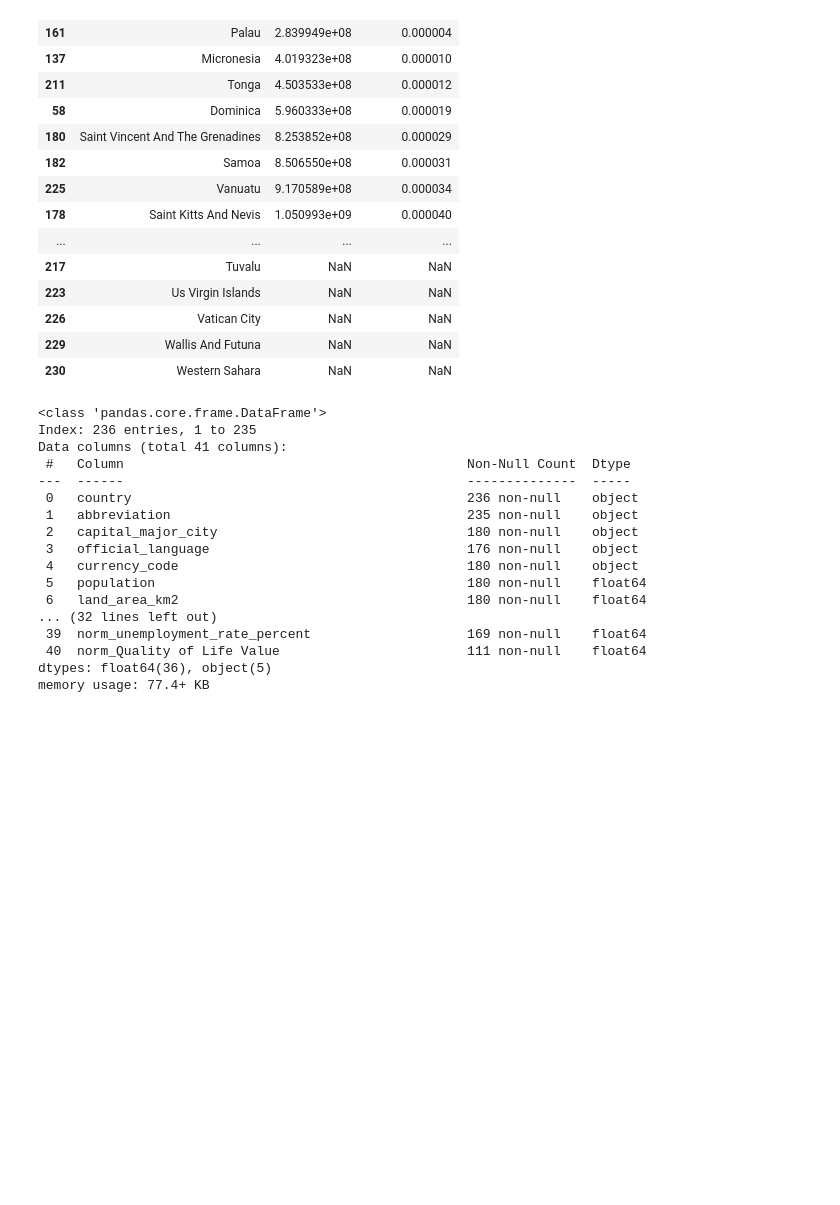
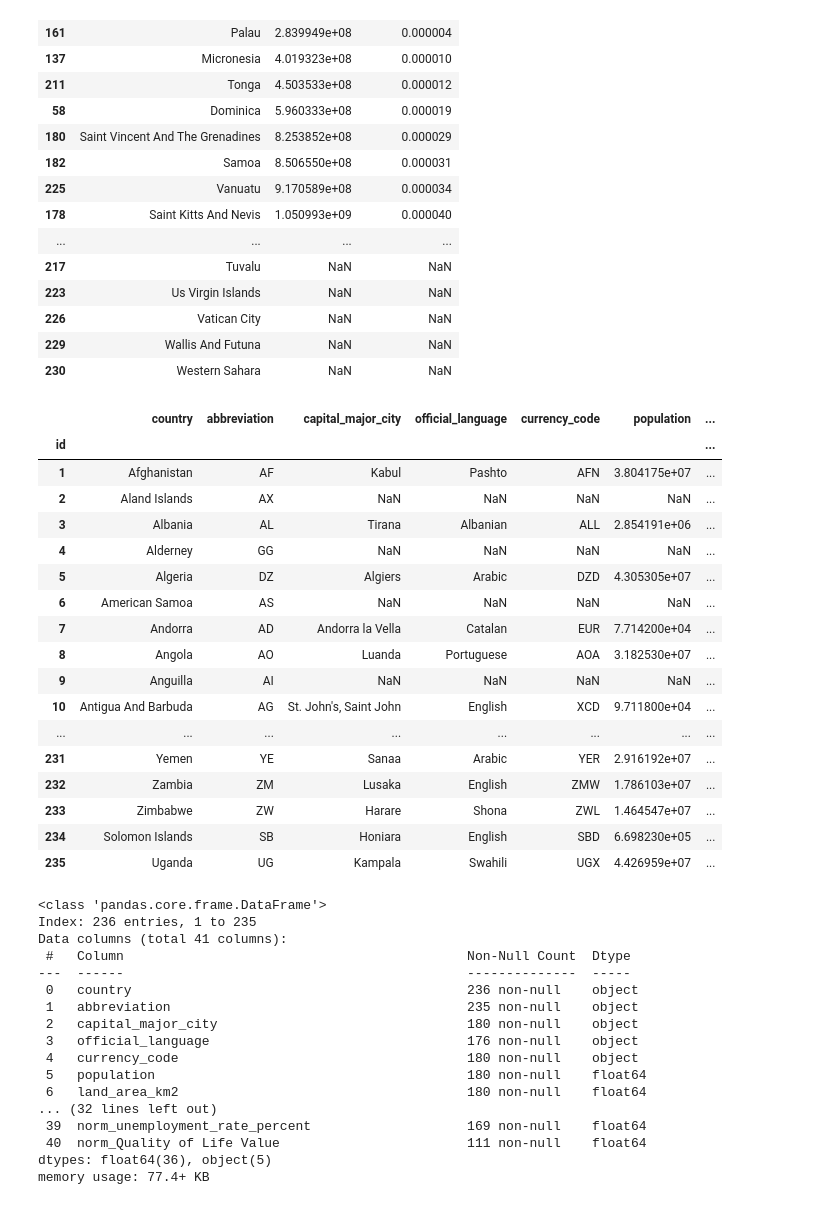
Before and after one commit to DerekWEmerson/Country-Data-Analysis, a Jupyter notebook: Files/CountryAnalysis.ipynb, the cells around one changed output. Cells and saved outputs as stored; diff of their text form; code cells hidden in the pictures; blank space fills up the shorter version.

```diff
--- a/Files/CountryAnalysis.ipynb
+++ b/Files/CountryAnalysis.ipynb
@@ -456,6 +634,27 @@ df_filtered[['country','gdp','normalized_gdp']].sort_values(by='gdp', ascending=
 | 226 | Vatican City | NaN | NaN |
 | 229 | Wallis And Futuna | NaN | NaN |
 | 230 | Western Sahara | NaN | NaN |
+# %%
+df_filtered.drop('normalized_gdp', axis = 1)
+# %% [output]
+|  | country | abbreviation | capital_major_city | official_language | currency_code | population | ... |
+| id |  |  |  |  |  |  | ... |
+| 1 | Afghanistan | AF | Kabul | Pashto | AFN | 3.804175e+07 | ... |
+| 2 | Aland Islands | AX | NaN | NaN | NaN | NaN | ... |
+| 3 | Albania | AL | Tirana | Albanian | ALL | 2.854191e+06 | ... |
+| 4 | Alderney | GG | NaN | NaN | NaN | NaN | ... |
+| 5 | Algeria | DZ | Algiers | Arabic | DZD | 4.305305e+07 | ... |
+| 6 | American Samoa | AS | NaN | NaN | NaN | NaN | ... |
+| 7 | Andorra | AD | Andorra la Vella | Catalan | EUR | 7.714200e+04 | ... |
+| 8 | Angola | AO | Luanda | Portuguese | AOA | 3.182530e+07 | ... |
+| 9 | Anguilla | AI | NaN | NaN | NaN | NaN | ... |
+| 10 | Antigua And Barbuda | AG | St. John's, Saint John | English | XCD | 9.711800e+04 | ... |
+| ... | ... | ... | ... | ... | ... | ... | ... |
+| 231 | Yemen | YE | Sanaa | Arabic | YER | 2.916192e+07 | ... |
+| 232 | Zambia | ZM | Lusaka | English | ZMW | 1.786103e+07 | ... |
+| 233 | Zimbabwe | ZW | Harare | Shona | ZWL | 1.464547e+07 | ... |
+| 234 | Solomon Islands | SB | Honiara | English | SBD | 6.698230e+05 | ... |
+| 235 | Uganda | UG | Kampala | Swahili | UGX | 4.426959e+07 | ... |
 # %%
 # Create "For" Loop to run Scaler on all columns and create new Normalized columns.
 for col in scoring_columns:
```
Also changed, not shown: parts of 32 cells of this notebook.
